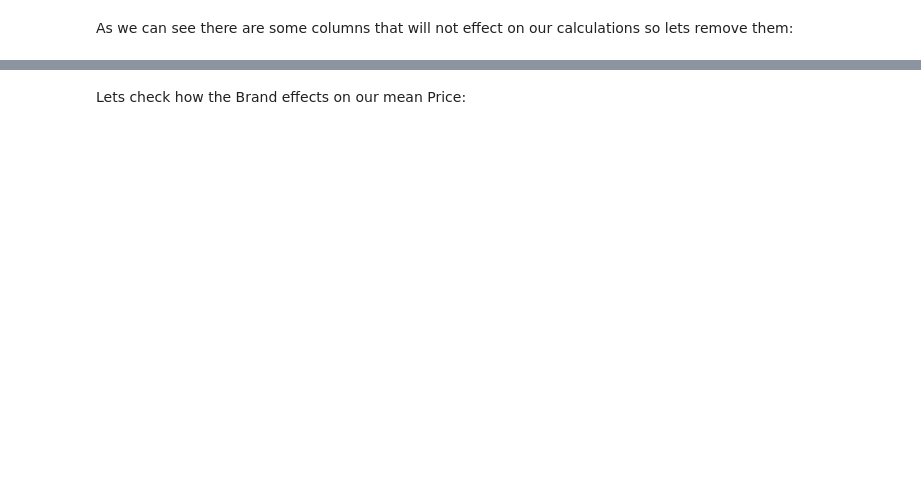
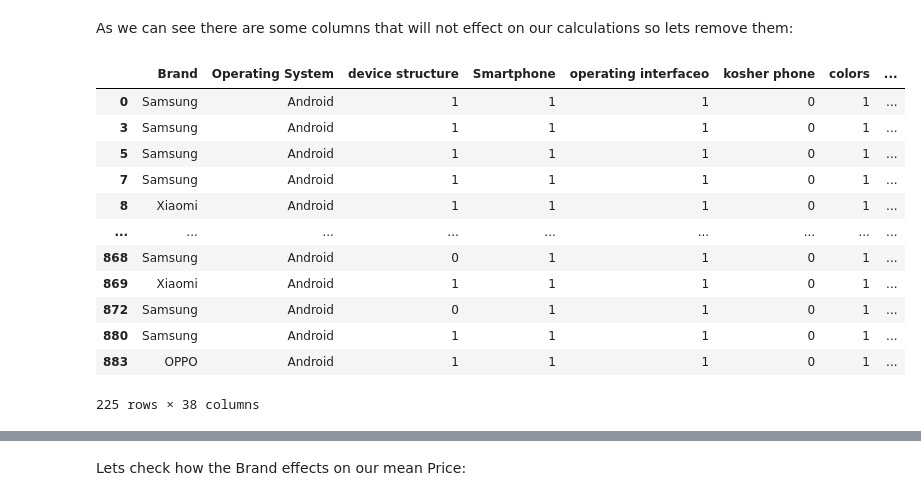
Before and after one commit to Davidtal1/PhoneProjects, a Jupyter notebook: PhonesProject.ipynb, the cells around one changed output, grey strips where cells are left out. Cells and saved outputs as stored; diff of their text form; code cells hidden in the pictures; blank space fills up the shorter version.

```diff
--- a/PhonesProject.ipynb
+++ b/PhonesProject.ipynb
@@ -484,4 +483,21 @@ plt.show()
 As we can see there are some columns that will not effect on our calculations so lets remove them:
 # %%
 dfUnionPrice=dfUnionPrice.drop(['operator','Network kind','Flash'],axis=1)
+dfUnionPrice= dfUnionPrice.dropna(axis=1, thresh=dfUnionPrice.shape[0] - 100)
+dfUnionPrice= dfUnionPrice.dropna()
+dfUnionPrice
+# %% [output]
+|  | Brand | Operating System | device structure | Smartphone | operating interfaceo | kosher phone | colors | ... |
+| 0 | Samsung | Android | 1 | 1 | 1 | 0 | 1 | ... |
+| 3 | Samsung | Android | 1 | 1 | 1 | 0 | 1 | ... |
+| 5 | Samsung | Android | 1 | 1 | 1 | 0 | 1 | ... |
+| 7 | Samsung | Android | 1 | 1 | 1 | 0 | 1 | ... |
+| 8 | Xiaomi | Android | 1 | 1 | 1 | 0 | 1 | ... |
+| ... | ... | ... | ... | ... | ... | ... | ... | ... |
+| 868 | Samsung | Android | 0 | 1 | 1 | 0 | 1 | ... |
+| 869 | Xiaomi | Android | 1 | 1 | 1 | 0 | 1 | ... |
+| 872 | Samsung | Android | 0 | 1 | 1 | 0 | 1 | ... |
+| 880 | Samsung | Android | 1 | 1 | 1 | 0 | 1 | ... |
+| 883 | OPPO | Android | 1 | 1 | 1 | 0 | 1 | ... |
+225 rows × 38 columns
 # %% [markdown]
```
Also changed, not shown: parts of 15 cells of this notebook.
